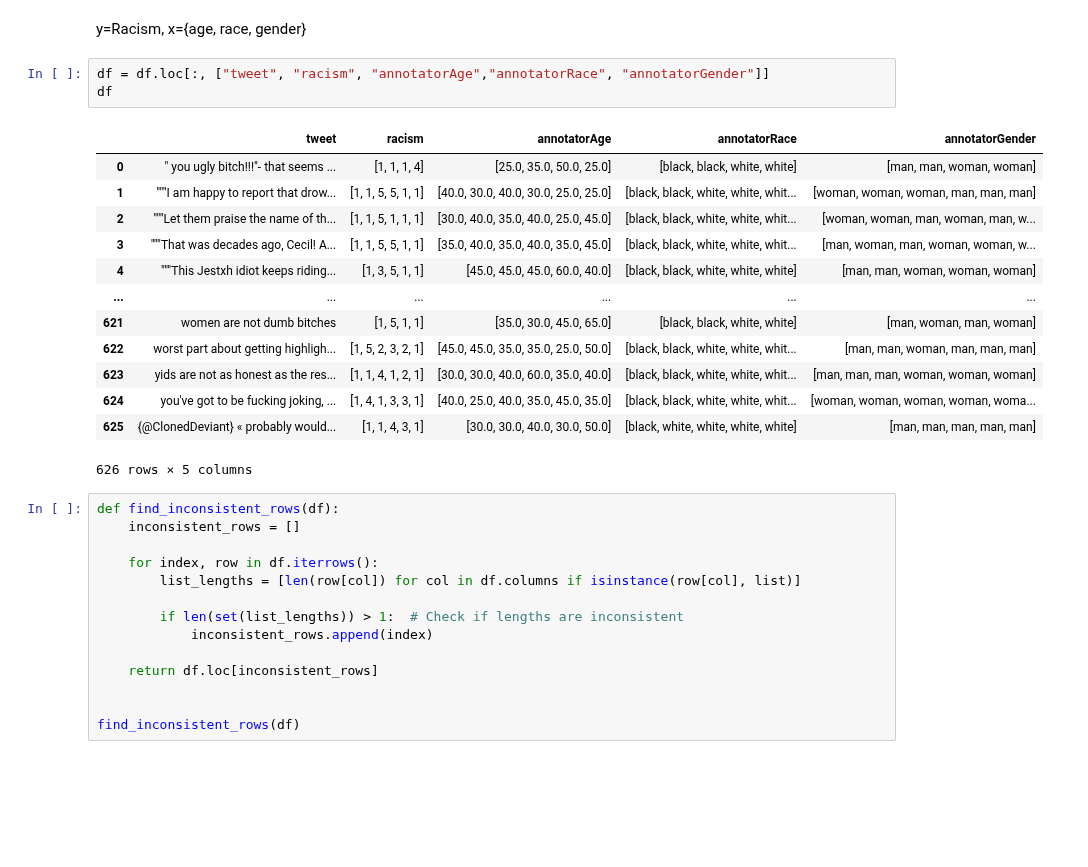
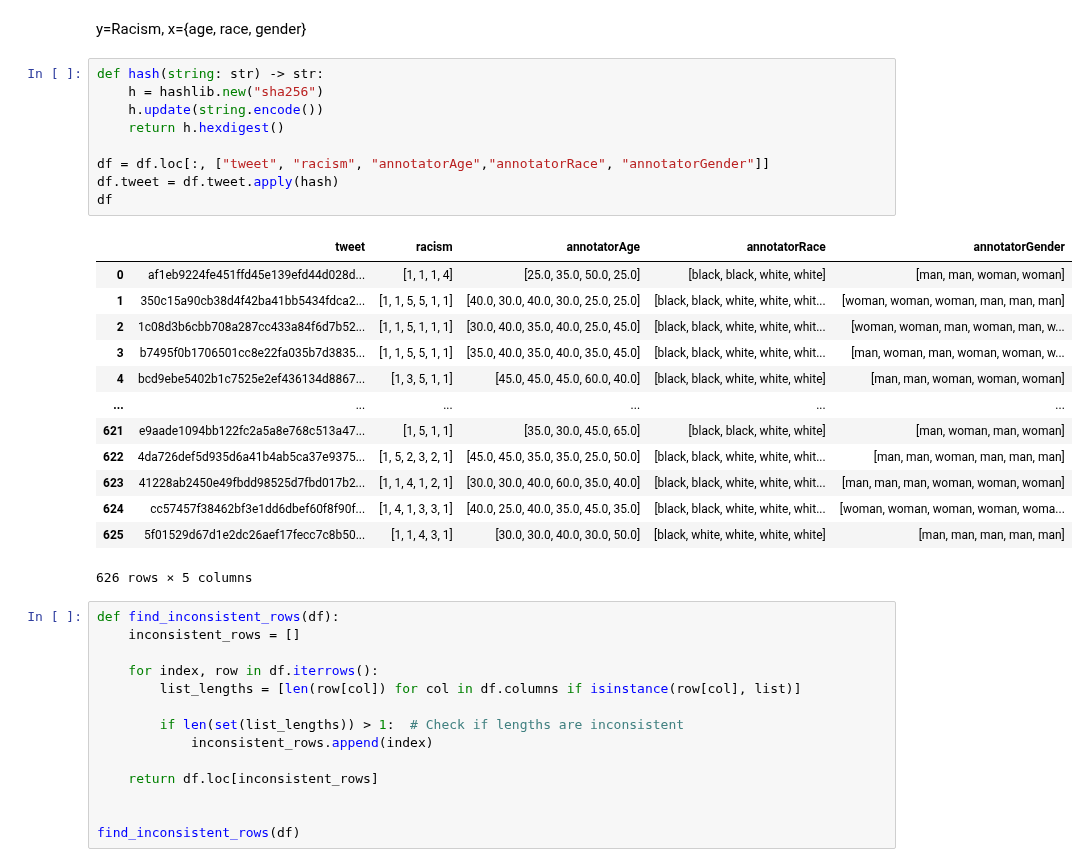
Before and after one commit to dimits-ts/aposteriori-unimodality, a Jupyter notebook: annotator_analysis.ipynb, the cells around one changed output. Saved outputs shown, nothing was run; the diff lists cells and outputs as text; blank space fills up the shorter version.

```diff
--- a/annotator_analysis.ipynb
+++ b/annotator_analysis.ipynb
@@ -40,23 +42,29 @@ df
 626 rows × 16 columns
 # %% [markdown]
 y=Racism, x={age, race, gender}
-# %%
-df = df.loc[:, ["tweet", "racism", "annotatorAge","annotatorRace", "annotatorGender"]]
-df
-# %% [output]
-|  | tweet | racism | annotatorAge | annotatorRace | annotatorGender |
-| 0 | " you ugly bitch!!!"- that seems ... | [1, 1, 1, 4] | [25.0, 35.0, 50.0, 25.0] | [black, black, white, white] | [man, man, woman, woman] |
-| 1 | """I am happy to report that drow... | [1, 1, 5, 5, 1, 1] | [40.0, 30.0, 40.0, 30.0, 25.0, 25.0] | [black, black, white, white, whit... | [woman, woman, woman, man, man, man] |
-| 2 | """Let them praise the name of th... | [1, 1, 5, 1, 1, 1] | [30.0, 40.0, 35.0, 40.0, 25.0, 45.0] | [black, black, white, white, whit... | [woman, woman, man, woman, man, w... |
-| 3 | """That was decades ago, Cecil! A... | [1, 1, 5, 5, 1, 1] | [35.0, 40.0, 35.0, 40.0, 35.0, 45.0] | [black, black, white, white, whit... | [man, woman, man, woman, woman, w... |
-| 4 | """This Jestxh idiot keeps riding... | [1, 3, 5, 1, 1] | [45.0, 45.0, 45.0, 60.0, 40.0] | [black, black, white, white, white] | [man, man, woman, woman, woman] |
-| ... | ... | ... | ... | ... | ... |
-| 621 | women are not dumb bitches | [1, 5, 1, 1] | [35.0, 30.0, 45.0, 65.0] | [black, black, white, white] | [man, woman, man, woman] |
-| 622 | worst part about getting highligh... | [1, 5, 2, 3, 2, 1] | [45.0, 45.0, 35.0, 35.0, 25.0, 50.0] | [black, black, white, white, whit... | [man, man, woman, man, man, man] |
-| 623 | yids are not as honest as the res... | [1, 1, 4, 1, 2, 1] | [30.0, 30.0, 40.0, 60.0, 35.0, 40.0] | [black, black, white, white, whit... | [man, man, man, woman, woman, woman] |
-| 624 | you've got to be fucking joking, ... | [1, 4, 1, 3, 3, 1] | [40.0, 25.0, 40.0, 35.0, 45.0, 35.0] | [black, black, white, white, whit... | [woman, woman, woman, woman, woma... |
-| 625 | {@ClonedDeviant} « probably would... | [1, 1, 4, 3, 1] | [30.0, 30.0, 40.0, 30.0, 50.0] | [black, white, white, white, white] | [man, man, man, man, man] |
-626 rows × 5 columns
+# %%
+def hash(string: str) -> str:
+    h = hashlib.new("sha256")
+    h.update(string.encode())
+    return h.hexdigest()
+
+df = df.loc[:, ["tweet", "racism", "annotatorAge","annotatorRace", "annotatorGender"]]
+df.tweet = df.tweet.apply(hash)
+df
+# %% [output]
+|  | tweet | racism | annotatorAge | annotatorRace | annotatorGender |
+| 0 | af1eb9224fe451ffd45e139efd44d028d... | [1, 1, 1, 4] | [25.0, 35.0, 50.0, 25.0] | [black, black, white, white] | [man, man, woman, woman] |
+| 1 | 350c15a90cb38d4f42ba41bb5434fdca2... | [1, 1, 5, 5, 1, 1] | [40.0, 30.0, 40.0, 30.0, 25.0, 25.0] | [black, black, white, white, whit... | [woman, woman, woman, man, man, man] |
+| 2 | 1c08d3b6cbb708a287cc433a84f6d7b52... | [1, 1, 5, 1, 1, 1] | [30.0, 40.0, 35.0, 40.0, 25.0, 45.0] | [black, black, white, white, whit... | [woman, woman, man, woman, man, w... |
+| 3 | b7495f0b1706501cc8e22fa035b7d3835... | [1, 1, 5, 5, 1, 1] | [35.0, 40.0, 35.0, 40.0, 35.0, 45.0] | [black, black, white, white, whit... | [man, woman, man, woman, woman, w... |
+| 4 | bcd9ebe5402b1c7525e2ef436134d8867... | [1, 3, 5, 1, 1] | [45.0, 45.0, 45.0, 60.0, 40.0] | [black, black, white, white, white] | [man, man, woman, woman, woman] |
+| ... | ... | ... | ... | ... | ... |
+| 621 | e9aade1094bb122fc2a5a8e768c513a47... | [1, 5, 1, 1] | [35.0, 30.0, 45.0, 65.0] | [black, black, white, white] | [man, woman, man, woman] |
+| 622 | 4da726def5d935d6a41b4ab5ca37e9375... | [1, 5, 2, 3, 2, 1] | [45.0, 45.0, 35.0, 35.0, 25.0, 50.0] | [black, black, white, white, whit... | [man, man, woman, man, man, man] |
+| 623 | 41228ab2450e49fbdd98525d7fbd017b2... | [1, 1, 4, 1, 2, 1] | [30.0, 30.0, 40.0, 60.0, 35.0, 40.0] | [black, black, white, white, whit... | [man, man, man, woman, woman, woman] |
+| 624 | cc57457f38462bf3e1dd6dbef60f8f90f... | [1, 4, 1, 3, 3, 1] | [40.0, 25.0, 40.0, 35.0, 45.0, 35.0] | [black, black, white, white, whit... | [woman, woman, woman, woman, woma... |
+| 625 | 5f01529d67d1e2dc26aef17fecc7c8b50... | [1, 1, 4, 3, 1] | [30.0, 30.0, 40.0, 30.0, 50.0] | [black, white, white, white, white] | [man, man, man, man, man] |
+626 rows × 5 columns
 # %%
 def find_inconsistent_rows(df):
     inconsistent_rows = []
```
Also changed, not shown: parts of 3 cells of this notebook, 1 other file.
